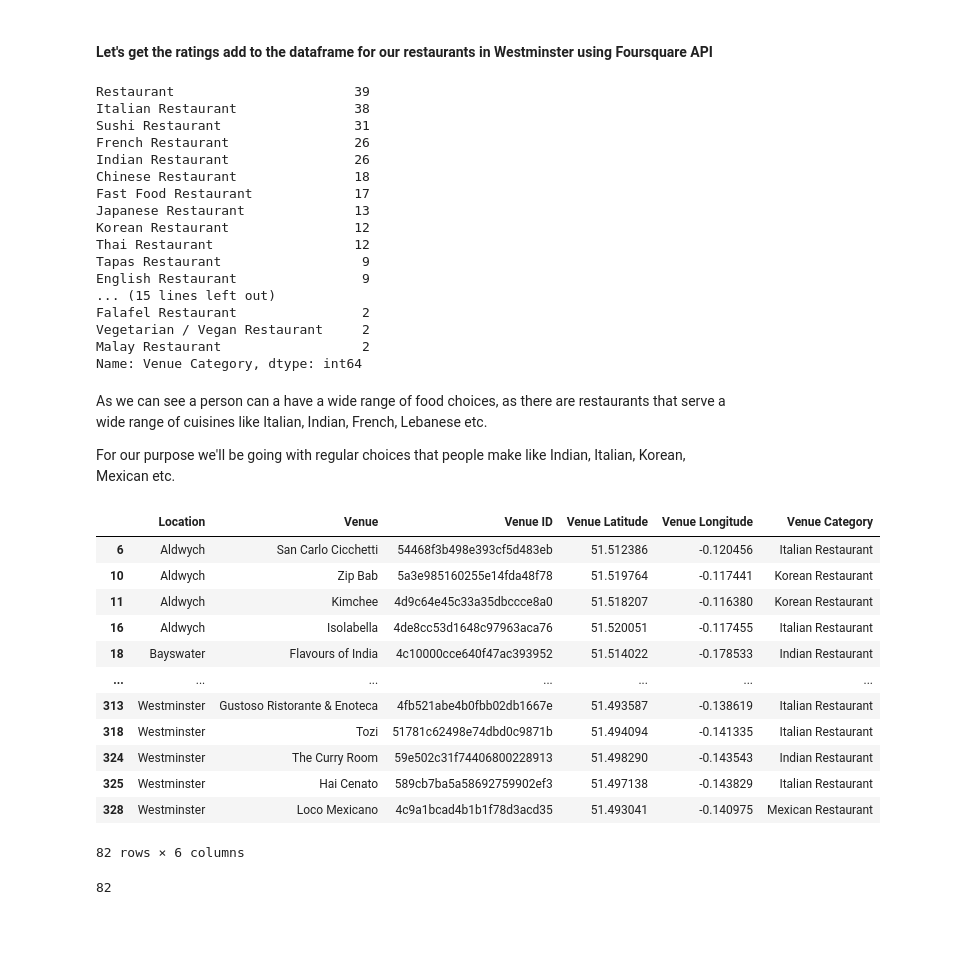
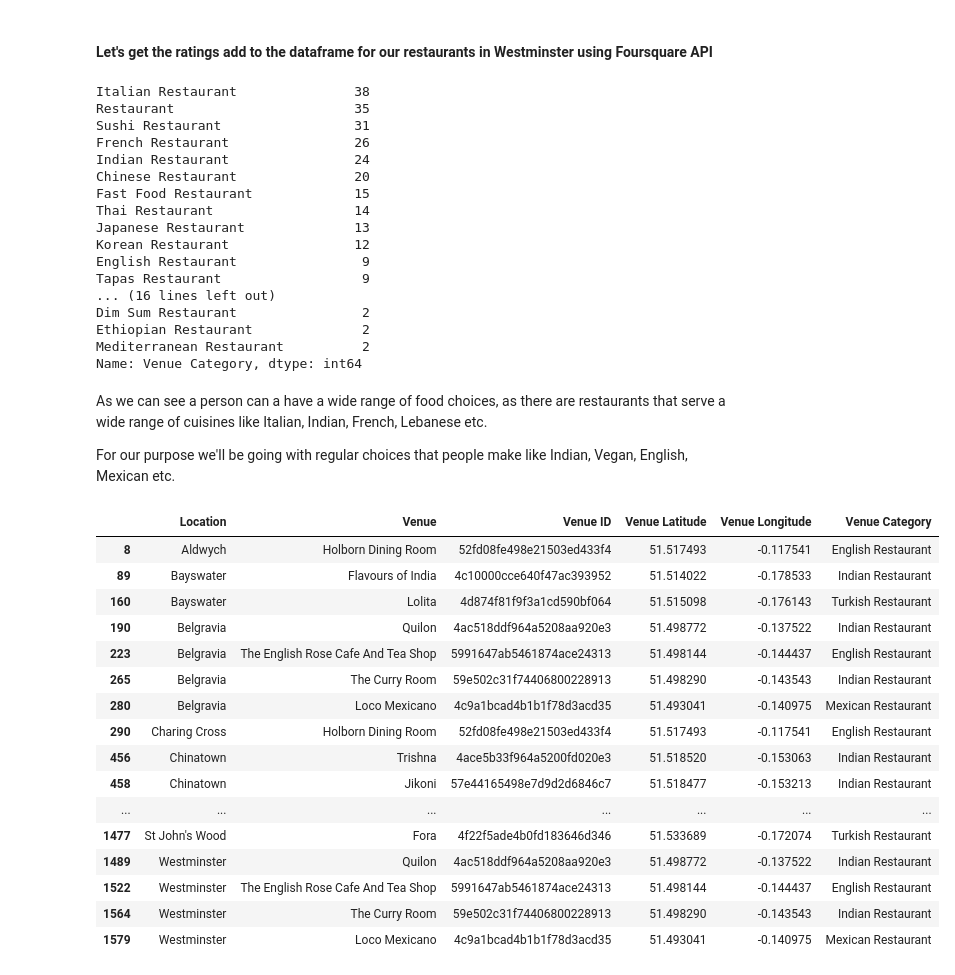
Before and after one commit to paul3bin/Coursera_Capstone, a Jupyter notebook: Battle_of_Neighborhoods_Project.ipynb, the cells around one changed output. Cells and saved outputs as stored; diff of their text form; code cells hidden in the pictures; blank space fills up the shorter version.

```diff
--- a/Battle_of_Neighborhoods_Project.ipynb
+++ b/Battle_of_Neighborhoods_Project.ipynb
@@ -408,51 +406,49 @@ Number of restaurants in Westminster: 330
 # %%
 # I saved the westminster_restaurants data in csv file since we have a daily limit for the foursquare API calls.
 # loading the westminster restaurant data from the csv file
-westminster_restaurants = pd.read_csv('westminster_restaurants.csv')
+# westminster_restaurants = pd.read_csv('westminster_restaurants.csv')
 westminster_restaurants['Venue Category'].value_counts()
 # %% [output]
-Restaurant                       39
 Italian Restaurant               38
+Restaurant                       35
 Sushi Restaurant                 31
 French Restaurant                26
-Indian Restaurant                26
-Chinese Restaurant               18
-Fast Food Restaurant             17
+Indian Restaurant                24
+Chinese Restaurant               20
+Fast Food Restaurant             15
+Thai Restaurant                  14
 Japanese Restaurant              13
 Korean Restaurant                12
-Thai Restaurant                  12
+English Restaurant                9
 Tapas Restaurant                  9
-English Restaurant                9
-... (15 lines left out)
-Falafel Restaurant                2
-Vegetarian / Vegan Restaurant     2
-Malay Restaurant                  2
+... (16 lines left out)
+Dim Sum Restaurant                2
+Ethiopian Restaurant              2
+Mediterranean Restaurant          2
 Name: Venue Category, dtype: int64
 # %% [markdown]
 As we can see a person can a have a wide range of food choices, as there are restaurants that serve a wide range of cuisines like
 Italian, Indian, French, Lebanese etc.
 
-For our purpose we'll be going with regular choices that people make like Indian, Italian, Korean, Mexican etc.
+For our purpose we'll be going with regular choices that people make like Indian, Vegan, English, Mexican etc.
 # %%
-westminster_restaurants=westminster_restaurants[westminster_restaurants['Venue Category'].isin(['Mexican Restaurant','Indian Restaurant','Italian Restaurant','Korean Restaurant'])]
+westminster_restaurants=westminster_restaurants[westminster_restaurants['Venue Category'].isin(['Indian Restaurant','Mexican Restaurant','English Restaurant','Vegetarian / Vegan Restaurant','Turkish Restaurant'])]
 westminster_restaurants
 # %% [output]
 |  | Location | Venue | Venue ID | Venue Latitude | Venue Longitude | Venue Category |
-| 6 | Aldwych | San Carlo Cicchetti | 54468f3b498e393cf5d483eb | 51.512386 | -0.120456 | Italian Restaurant |
-| 10 | Aldwych | Zip Bab | 5a3e985160255e14fda48f78 | 51.519764 | -0.117441 | Korean Restaurant |
-| 11 | Aldwych | Kimchee | 4d9c64e45c33a35dbccce8a0 | 51.518207 | -0.116380 | Korean Restaurant |
-| 16 | Aldwych | Isolabella | 4de8cc53d1648c97963aca76 | 51.520051 | -0.117455 | Italian Restaurant |
-| 18 | Bayswater | Flavours of India | 4c10000cce640f47ac393952 | 51.514022 | -0.178533 | Indian Restaurant |
+| 8 | Aldwych | Holborn Dining Room | 52fd08fe498e21503ed433f4 | 51.517493 | -0.117541 | English Restaurant |
+| 89 | Bayswater | Flavours of India | 4c10000cce640f47ac393952 | 51.514022 | -0.178533 | Indian Restaurant |
+| 160 | Bayswater | Lolita | 4d874f81f9f3a1cd590bf064 | 51.515098 | -0.176143 | Turkish Restaurant |
+| 190 | Belgravia | Quilon | 4ac518ddf964a5208aa920e3 | 51.498772 | -0.137522 | Indian Restaurant |
+| 223 | Belgravia | The English Rose Cafe And Tea Shop | 5991647ab5461874ace24313 | 51.498144 | -0.144437 | English Restaurant |
+| 265 | Belgravia | The Curry Room | 59e502c31f74406800228913 | 51.498290 | -0.143543 | Indian Restaurant |
+| 280 | Belgravia | Loco Mexicano | 4c9a1bcad4b1b1f78d3acd35 | 51.493041 | -0.140975 | Mexican Restaurant |
+| 290 | Charing Cross | Holborn Dining Room | 52fd08fe498e21503ed433f4 | 51.517493 | -0.117541 | English Restaurant |
+| 456 | Chinatown | Trishna | 4ace5b33f964a5200fd020e3 | 51.518520 | -0.153063 | Indian Restaurant |
+| 458 | Chinatown | Jikoni | 57e44165498e7d9d2d6846c7 | 51.518477 | -0.153213 | Indian Restaurant |
 | ... | ... | ... | ... | ... | ... | ... |
-| 313 | Westminster | Gustoso Ristorante & Enoteca | 4fb521abe4b0fbb02db1667e | 51.493587 | -0.138619 | Italian Restaurant |
-| 318 | Westminster | Tozi | 51781c62498e74dbd0c9871b | 51.494094 | -0.141335 | Italian Restaurant |
-| 324 | Westminster | The Curry Room | 59e502c31f74406800228913 | 51.498290 | -0.143543 | Indian Restaurant |
-| 325 | Westminster | Hai Cenato | 589cb7ba5a58692759902ef3 | 51.497138 | -0.143829 | Italian Restaurant |
-| 328 | Westminster | Loco Mexicano | 4c9a1bcad4b1b1f78d3acd35 | 51.493041 | -0.140975 | Mexican Restaurant |
+| 1477 | St John's Wood | Fora | 4f22f5ade4b0fd183646d346 | 51.533689 | -0.172074 | Turkish Restaurant |
+| 1489 | Westminster | Quilon | 4ac518ddf964a5208aa920e3 | 51.498772 | -0.137522 | Indian Restaurant |
+| 1522 | Westminster | The English Rose Cafe And Tea Shop | 5991647ab5461874ace24313 | 51.498144 | -0.144437 | English Restaurant |
+| 1564 | Westminster | The Curry Room | 59e502c31f74406800228913 | 51.498290 | -0.143543 | Indian Restaurant |
+| 1579 | Westminster | Loco Mexicano | 4c9a1bcad4b1b1f78d3acd35 | 51.493041 | -0.140975 | Mexican Restaurant |
-82 rows × 6 columns
-# %%
-# Adding ratings to our dataframe
-res_ids = westminster_restaurants['Venue ID'].tolist()
-print(len(res_ids))
-# %% [output]
-82
```
Also changed, not shown: parts of 9 cells of this notebook.
